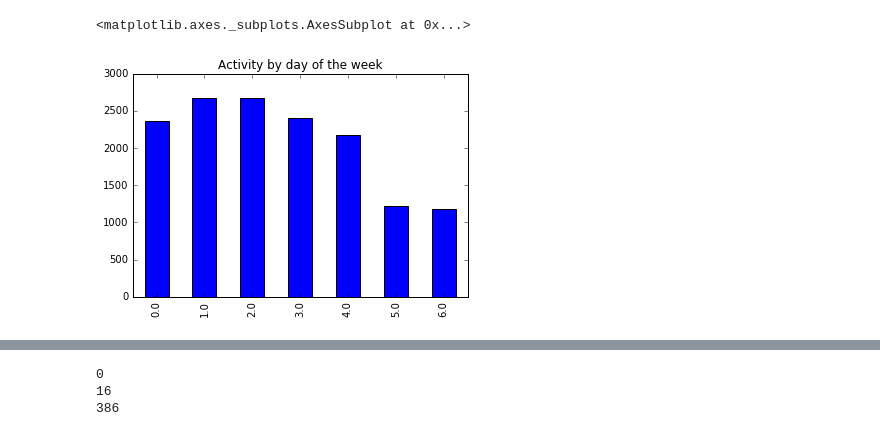
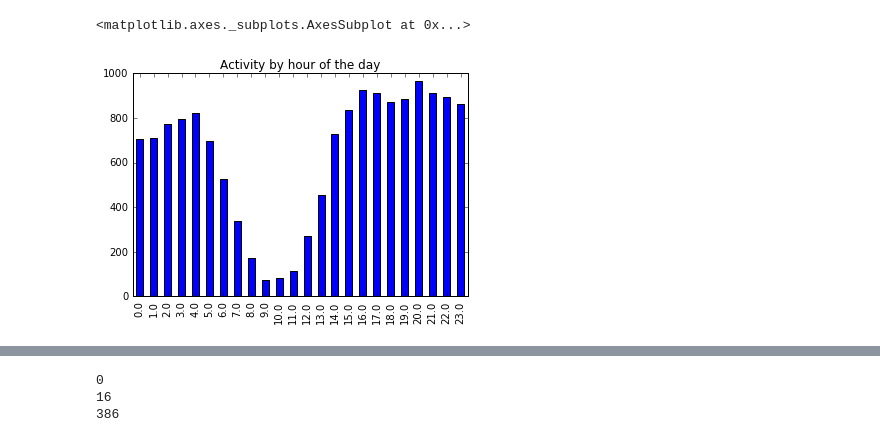
Before and after one commit to jrovegno/delicious_plot, a Jupyter notebook: Data_Analysis.ipynb, the cells around one changed output, grey strips where cells are left out. Cells and saved outputs as stored; diff of their text form; code cells hidden in the pictures.

```diff
--- a/Data_Analysis.ipynb
+++ b/Data_Analysis.ipynb
@@ -101,6 +55,6 @@ df.title.groupby(pd.TimeGrouper("A")).count().plot(title="Annually activity")
 # %%
-# Activity by day of the week plot
-df.title.groupby(df.index.dayofweek).count().plot(kind="bar", title="Activity by day of the week")
+# Activity by hour of the day plot
+df.href.groupby(df.index.hour).count().plot(kind="bar", title="Activity by hour of the day")
 # %% [output]
 <matplotlib.axes._subplots.AxesSubplot at 0x...>
-[figure, old version]
+[figure, new version]
```
Also changed, not shown: parts of 17 cells of this notebook.
